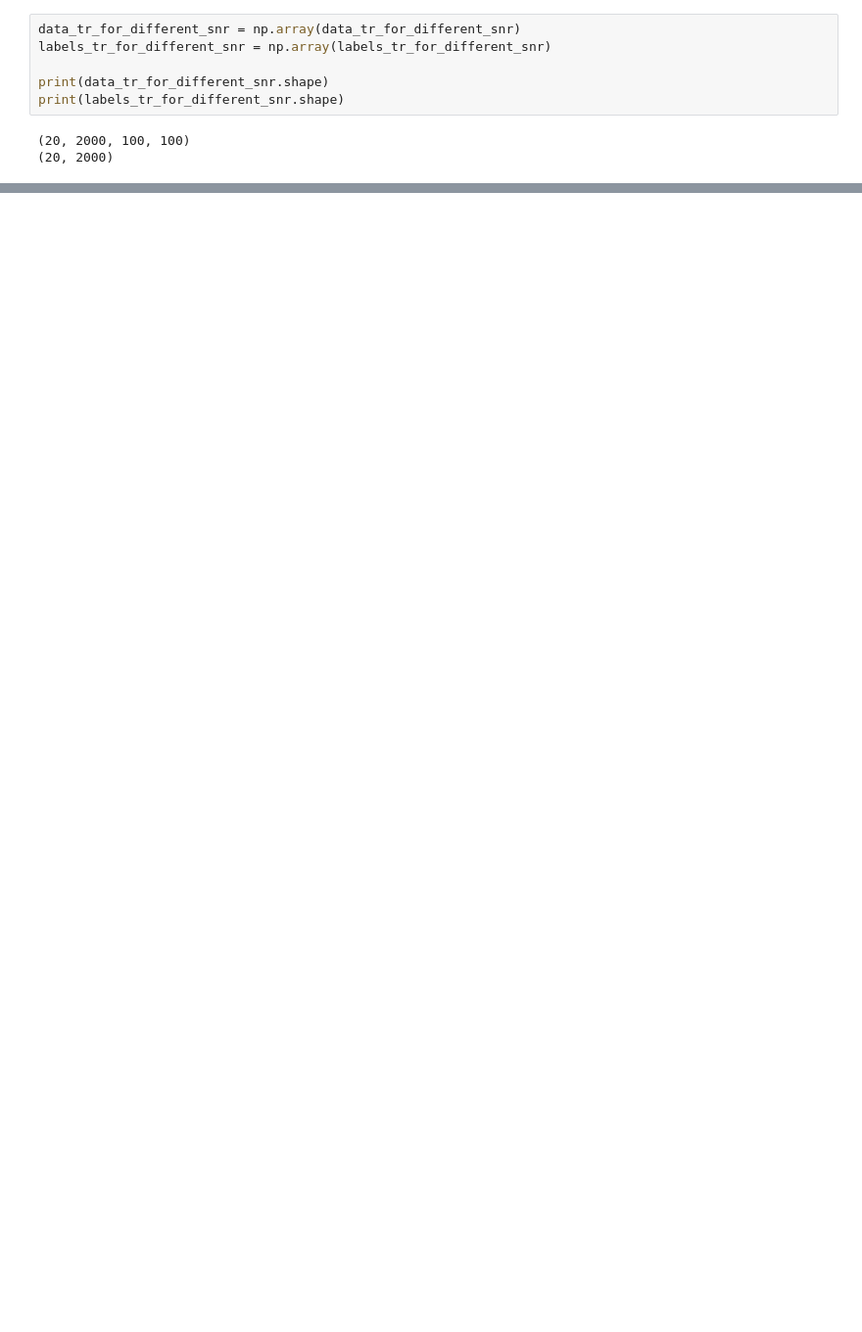
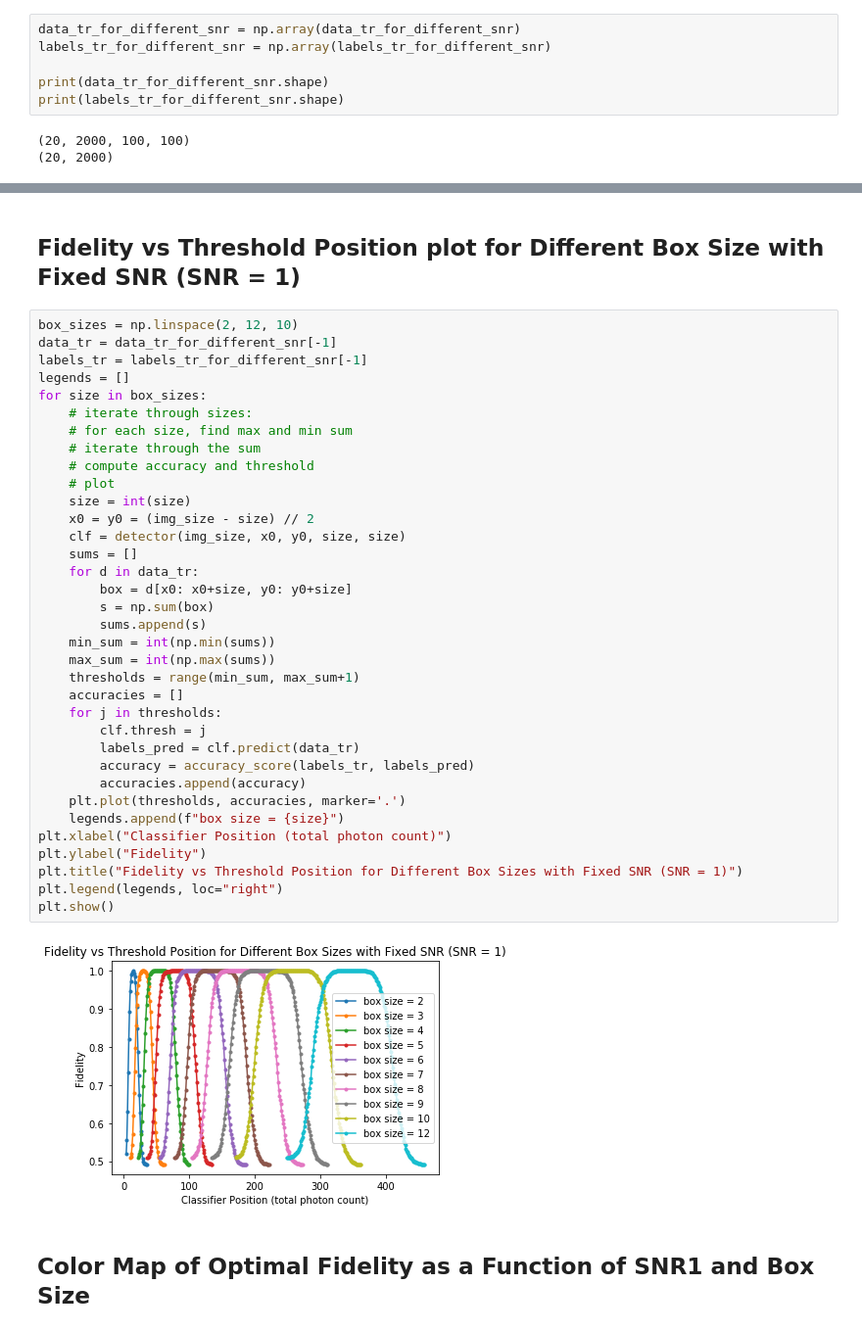
Before and after one commit to cliulinnaeus/AtomDetection, a Jupyter notebook: main.ipynb, the cells around one changed output, grey strips where cells are left out. Shown at 98% size. Cells and saved outputs as stored; diff of their text form; blank space fills up the shorter version.

```diff
--- a/main.ipynb
+++ b/main.ipynb
@@ -165,0 +189,43 @@ print(clf.dy)
+# %% [markdown]
+Fidelity vs Threshold Position plot for Different Box Size with Fixed SNR (SNR = 1)
+----------------------------------------------------------------------
+# %%
+box_sizes = np.linspace(2, 12, 10)
+data_tr = data_tr_for_different_snr[-1]
+labels_tr = labels_tr_for_different_snr[-1]
+legends = []
+for size in box_sizes:
+    # iterate through sizes:
+    # for each size, find max and min sum
+    # iterate through the sum
+    # compute accuracy and threshold
+    # plot
+    size = int(size)
+    x0 = y0 = (img_size - size) // 2
+    clf = detector(img_size, x0, y0, size, size)
+    sums = []
+    for d in data_tr:
+        box = d[x0: x0+size, y0: y0+size]
+        s = np.sum(box)
+        sums.append(s)
+    min_sum = int(np.min(sums))
+    max_sum = int(np.max(sums))
+    thresholds = range(min_sum, max_sum+1)
+    accuracies = []
+    for j in thresholds:
+        clf.thresh = j
+        labels_pred = clf.predict(data_tr)
+        accuracy = accuracy_score(labels_tr, labels_pred)
+        accuracies.append(accuracy)
+    plt.plot(thresholds, accuracies, marker='.')
+    legends.append(f"box size = {size}")
+plt.xlabel("Classifier Position (total photon count)")
+plt.ylabel("Fidelity")
+plt.title("Fidelity vs Threshold Position for Different Box Sizes with Fixed SNR (SNR = 1)")
+plt.legend(legends, loc="right")
+plt.show()
+# %% [output]
+[figure, added]
+# %% [markdown]
+Color Map of Optimal Fidelity as a Function of SNR1 and Box Size
+--------------------------------------
```
Also changed, not shown: parts of 16 cells of this notebook, 1 other file.
